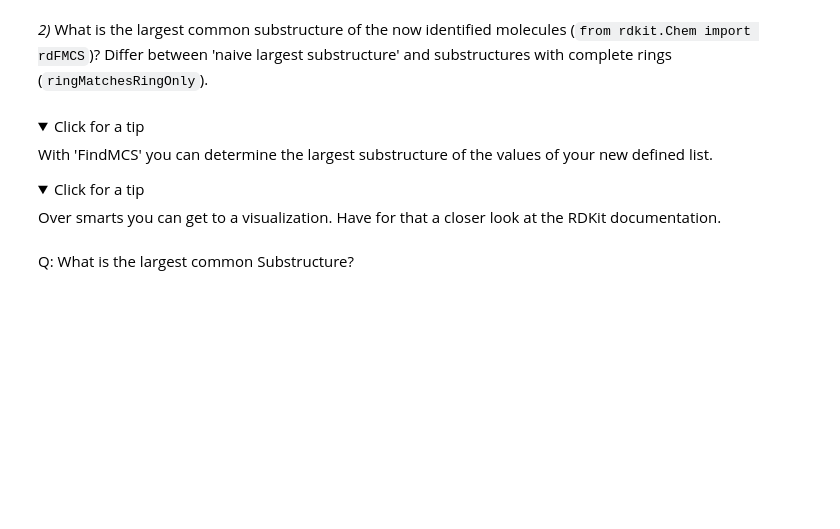
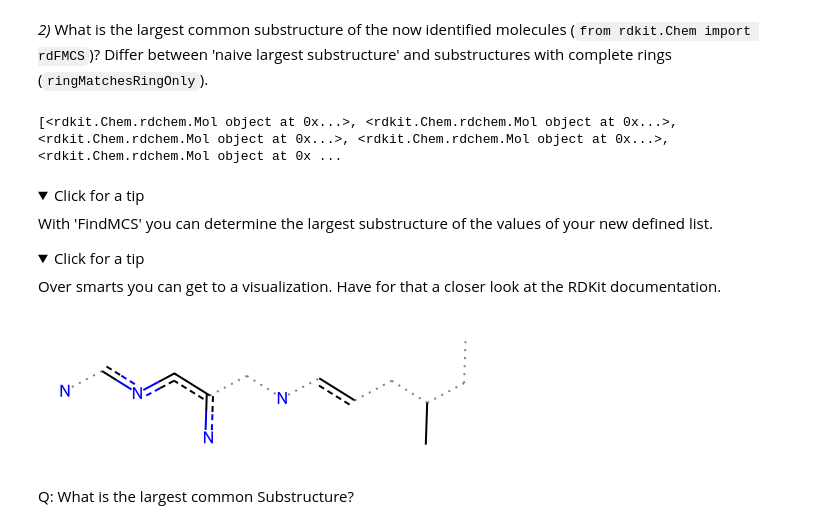
Before and after one commit to LukasMeinschad/molecular_modelling, a Jupyter notebook: RDKIT/3_substructures.ipynb, the cells around one changed output. Drawn from its saved outputs; the diff is of its cells as text; code cells hidden in the pictures; folded sections open; blank space fills up the shorter version.

```diff
--- a/RDKIT/3_substructures.ipynb
+++ b/RDKIT/3_substructures.ipynb
@@ -178,6 +178,10 @@ img
 [figure]
 # %% [markdown]
 _2)_ What is the largest common substructure of the now identified molecules (`from rdkit.Chem import rdFMCS`)? Differ between 'naive largest substructure' and substructures with complete rings (`ringMatchesRingOnly`).
+# %%
+print(hits)
+# %% [output]
+[<rdkit.Chem.rdchem.Mol object at 0x...>, <rdkit.Chem.rdchem.Mol object at 0x...>, <rdkit.Chem.rdchem.Mol object at 0x...>, <rdkit.Chem.rdchem.Mol object at 0x...>, <rdkit.Chem.rdchem.Mol object at 0x ...
 # %% [markdown]
 <details>
 <summary>Click for a tip</summary>
@@ -188,8 +192,12 @@ With 'FindMCS' you can determine the largest substructure of the values of your
 Over smarts you can get to a visualization. Have for that a closer look at the RDKit documentation.
 </details>
 # %%
-# YOUR CODE HERE
-raise NotImplementedError()
+res=rdFMCS.FindMCS(hits)
+res= res.smartsString
+substructure = Chem.MolFromSmarts(res)
+substructure
+# %% [output]
+[figure, added]
 # %% [markdown]
 Q: What is the largest common Substructure?
 # %% [markdown]
```
Also changed, not shown: parts of 2 cells of this notebook, 4 other files.
